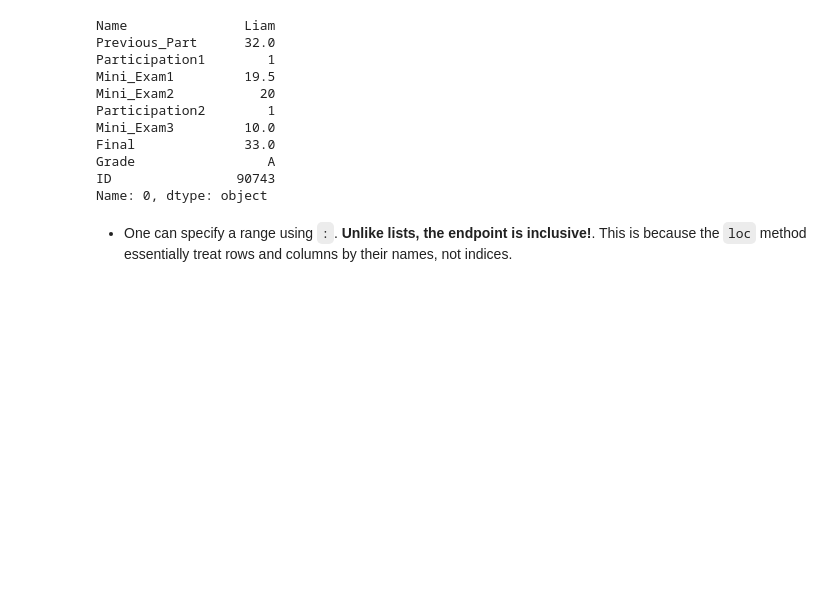
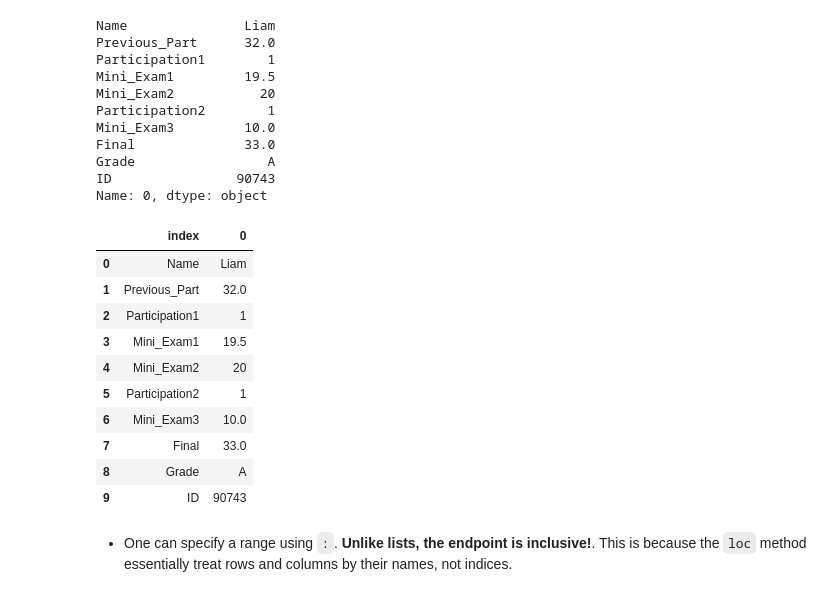
Before and after one commit to VincentTseVC/2023F_MGT201, a Jupyter notebook: LecNotes/lec6_Pandas.ipynb, the cells around one changed output. Cells and saved outputs as stored; diff of their text form; code cells hidden in the pictures; blank space fills up the shorter version.

```diff
--- a/LecNotes/lec6_Pandas.ipynb
+++ b/LecNotes/lec6_Pandas.ipynb
@@ -261,6 +273,20 @@ Final              33.0
 Grade                 A
 ID                90743
 Name: 0, dtype: object
+# %%
+df_grade.loc[0,:].reset_index()
+# %% [output]
+|  | index | 0 |
+| 0 | Name | Liam |
+| 1 | Previous_Part | 32.0 |
+| 2 | Participation1 | 1 |
+| 3 | Mini_Exam1 | 19.5 |
+| 4 | Mini_Exam2 | 20 |
+| 5 | Participation2 | 1 |
+| 6 | Mini_Exam3 | 10.0 |
+| 7 | Final | 33.0 |
+| 8 | Grade | A |
+| 9 | ID | 90743 |
 # %% [markdown]
 - One can specify a range using `:`. **Unlike lists, the endpoint is inclusive!**. This is because the `loc` method essentially treat rows and columns by their names, not indices.
 # %%
```
Also changed, not shown: parts of 8 cells of this notebook, 8 other files.
